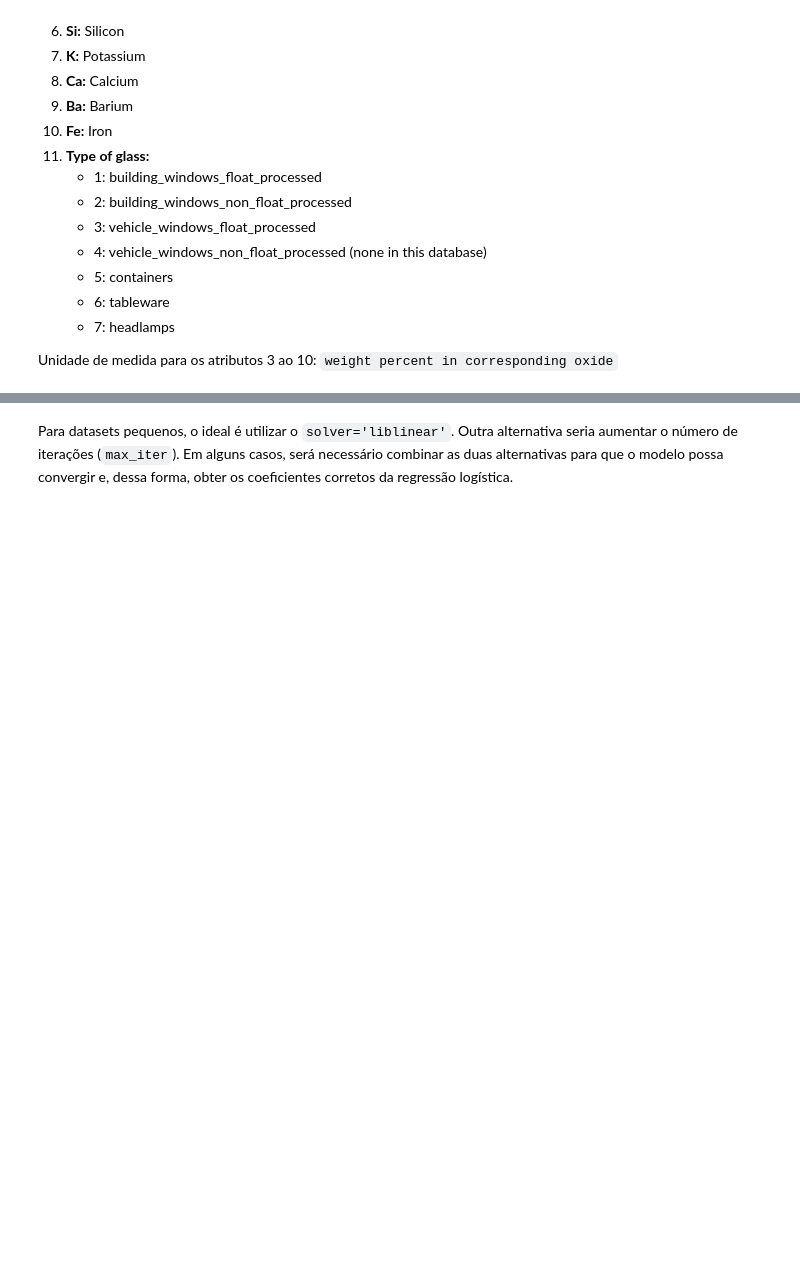
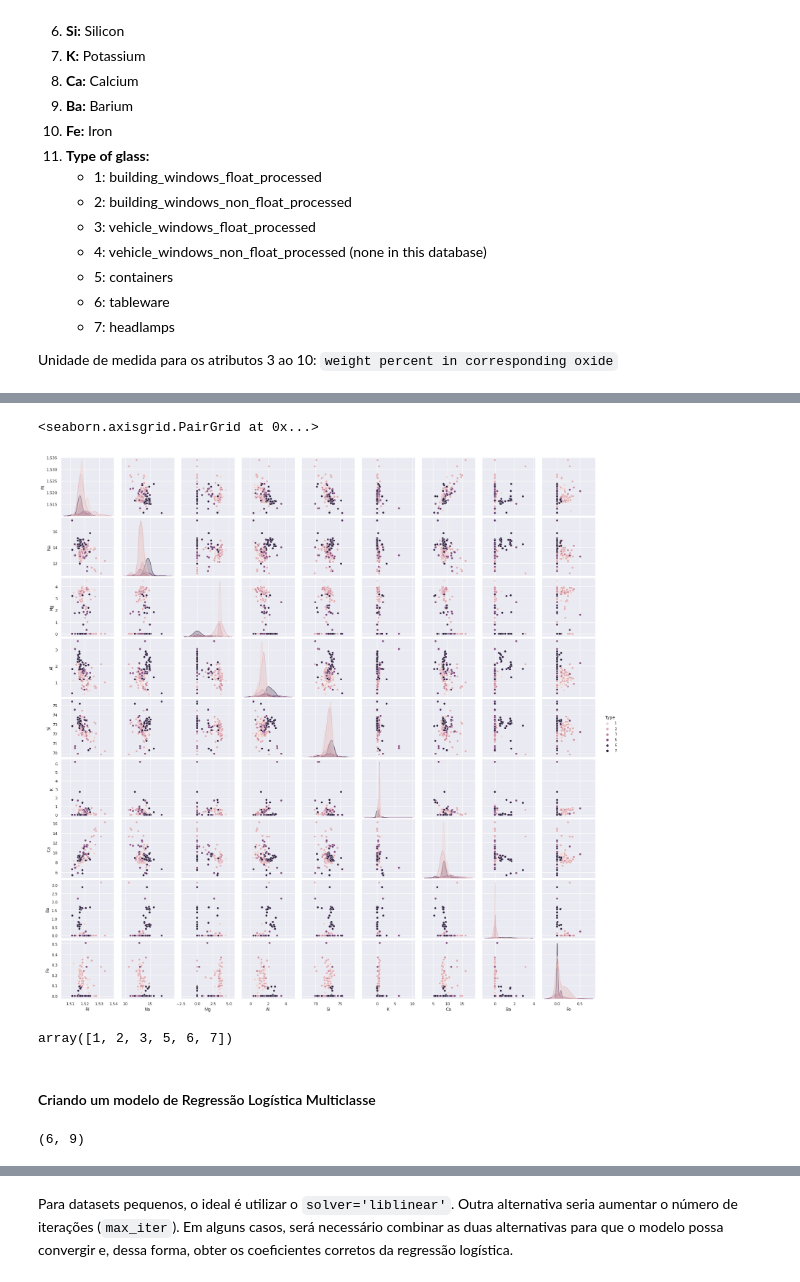
Before and after one commit to walisson-silva-ada/827-data-science, a Jupyter notebook: 03. Regressão Logística/3.2. Métricas de Avaliação.ipynb, the cells around one changed output, grey strips where cells are left out. Saved outputs shown, nothing was run; the diff lists cells and outputs as text; code cells hidden in the pictures; blank space fills up the shorter version.

```diff
--- a/03. Regressão Logística/3.2. Métricas de Avaliação.ipynb
+++ b/03. Regressão Logística/3.2. Métricas de Avaliação.ipynb
@@ -332,3 +461,5 @@ Atributos:
     - 7: headlamps
 
 Unidade de medida para os atributos 3 ao 10: `weight percent in corresponding oxide`
+# %%
+glass = pd.read_csv('https://s3-sa-east-1.amazonaws.com/lcpi/fdf3765d-a4ca-4f60-b2b0-d86bfcbc5c76.csv')
@@ -334,0 +521,11 @@ Unidade de medida para os atributos 3 ao 10: `weight percent in corresponding ox
+# %%
+sns.pairplot(glass, hue='Type')
+# %% [output]
+<seaborn.axisgrid.PairGrid at 0x...>
+[figure, added]
+# %%
+glass.Type.unique()
+# %% [output]
+array([1, 2, 3, 5, 6, 7])
+# %% [markdown]
+#### Criando um modelo de Regressão Logística Multiclasse
@@ -334,0 +537,4 @@ Unidade de medida para os atributos 3 ao 10: `weight percent in corresponding ox
+# %%
+clf.coef_.shape
+# %% [output]
+(6, 9)
```
Also changed, not shown: parts of 41 cells of this notebook, 1 other file.
